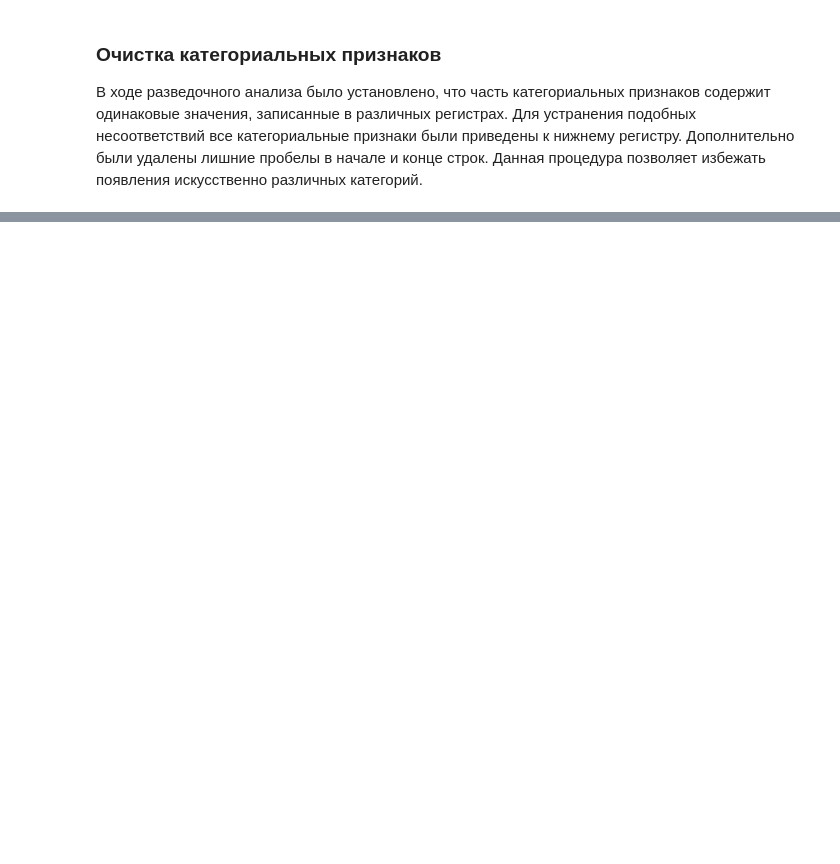
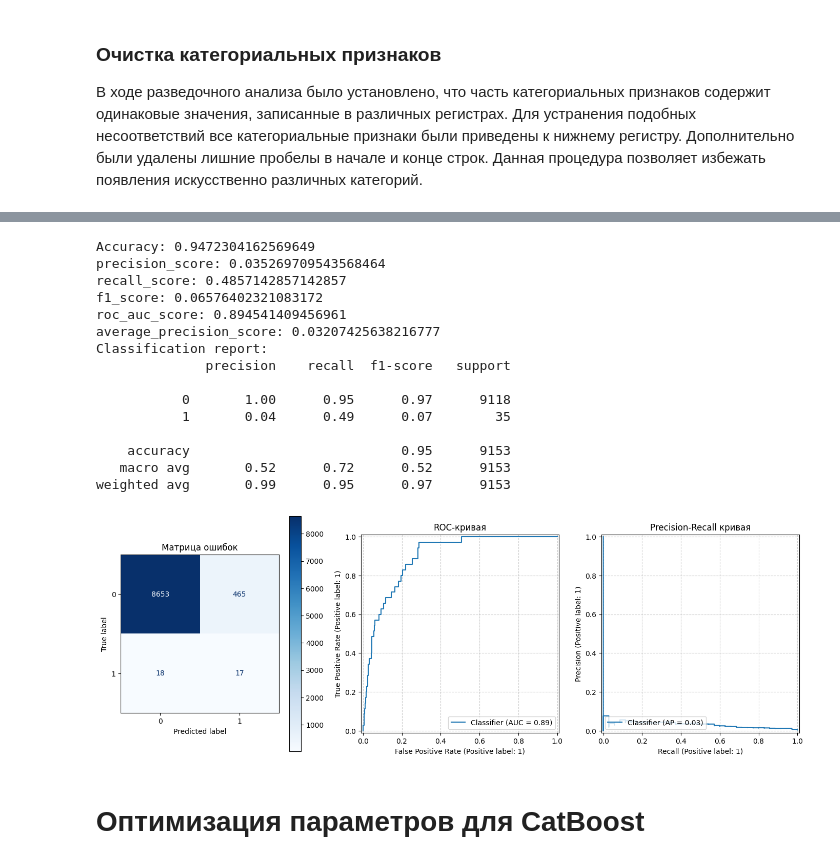
Before and after one commit to VadimTTT/credit_scoring, a Jupyter notebook: explore.ipynb, the cells around one changed output, grey strips where cells are left out. Saved outputs shown, nothing was run; the diff lists cells and outputs as text; code cells hidden in the pictures; blank space fills up the shorter version.

```diff
--- a/explore.ipynb
+++ b/explore.ipynb
@@ -433,0 +569,26 @@ preprocessor = ColumnTransformer([('num', num_transformer, numeric_features), ('
+# %%
+from catboost import CatBoostClassifier
+
+
+cat_preprocessor = ColumnTransformer([('num', SimpleImputer(strategy='median'), numeric_features),
+                                      ('cat', SimpleImputer(strategy='constant', fill_value='unknown'), categorical_features)])
+
+
+X_train_clean = pd.DataFrame(
+    cat_preprocessor.fit_transform(x_train),
+    columns=numeric_features + categorical_features
+)
+X_val_clean = pd.DataFrame(
+    cat_preprocessor.transform(x_val),
+    columns=numeric_features + categorical_features
+)
+catboost_model = CatBoostClassifier(
+    iterations=400, depth=6, learning_rate=0.05,
+    eval_metric='AUC', auto_class_weights='Balanced',
+    verbose=100, use_best_model=True, random_state=42
+)
+
+catboost_model.fit(
+    X_train_clean, y_train,
+    eval_set=(X_val_clean, y_val),
+    cat_features=categorical_features)
@@ -433,0 +608,25 @@ preprocessor = ColumnTransformer([('num', num_transformer, numeric_features), ('
+# %%
+y_pred_cb = catboost_model.predict(X_val_clean)
+y_proba_cb = catboost_model.predict_proba(X_val_clean)[:, 1]
+
+plot_tests.test_model(y_val, y_pred_cb, y_proba_cb)
+plot_tests.plot_cm_roc_pr(y_val, y_pred_cb, y_proba_cb)
+# %% [output]
+Accuracy: 0.9472304162569649
+precision_score: 0.035269709543568464
+recall_score: 0.4857142857142857
+f1_score: 0.06576402321083172
+roc_auc_score: 0.894541409456961
+average_precision_score: 0.03207425638216777
+Classification report:
+              precision    recall  f1-score   support
+
+           0       1.00      0.95      0.97      9118
+           1       0.04      0.49      0.07        35
+
+    accuracy                           0.95      9153
+   macro avg       0.52      0.72      0.52      9153
+weighted avg       0.99      0.95      0.97      9153
+[figure, added]
+# %% [markdown]
+# Оптимизация параметров для CatBoost
```
Also changed, not shown: parts of 15 cells of this notebook.
